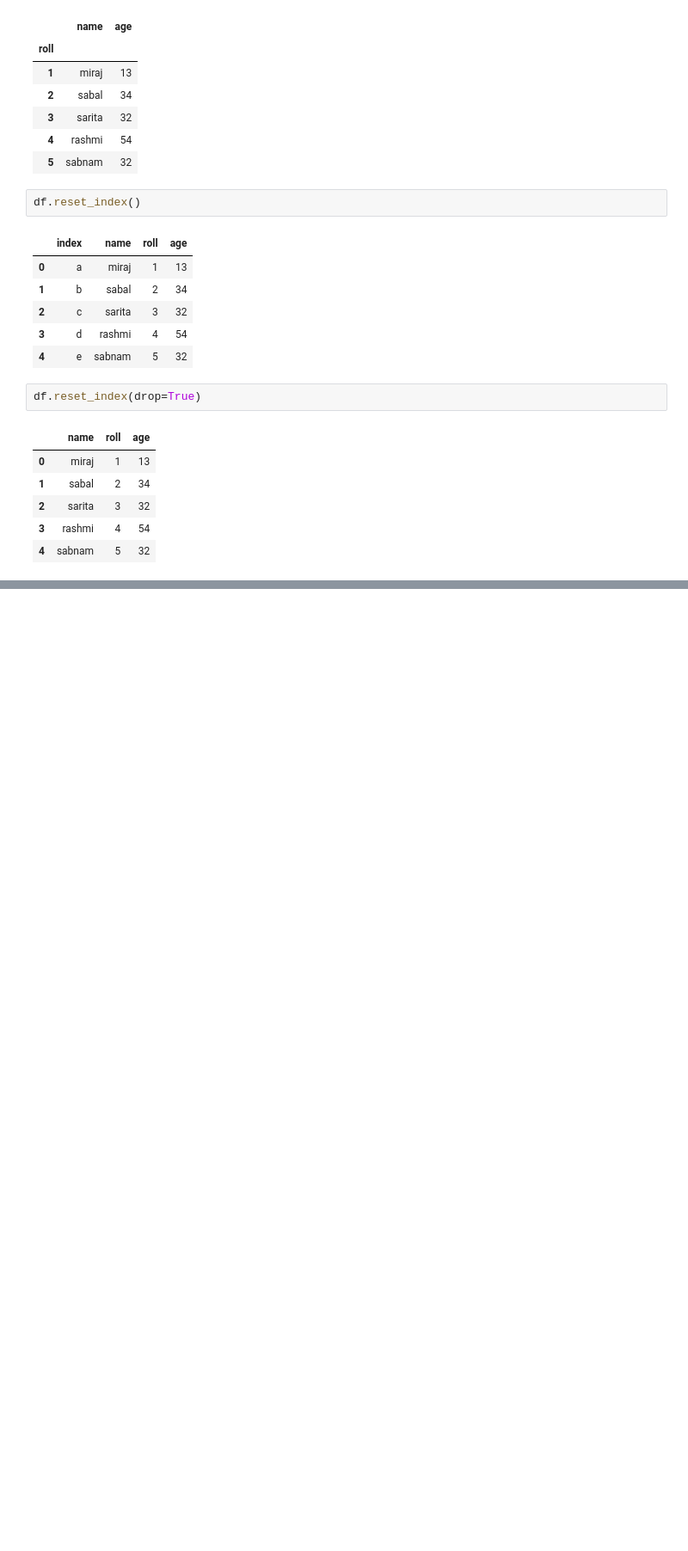
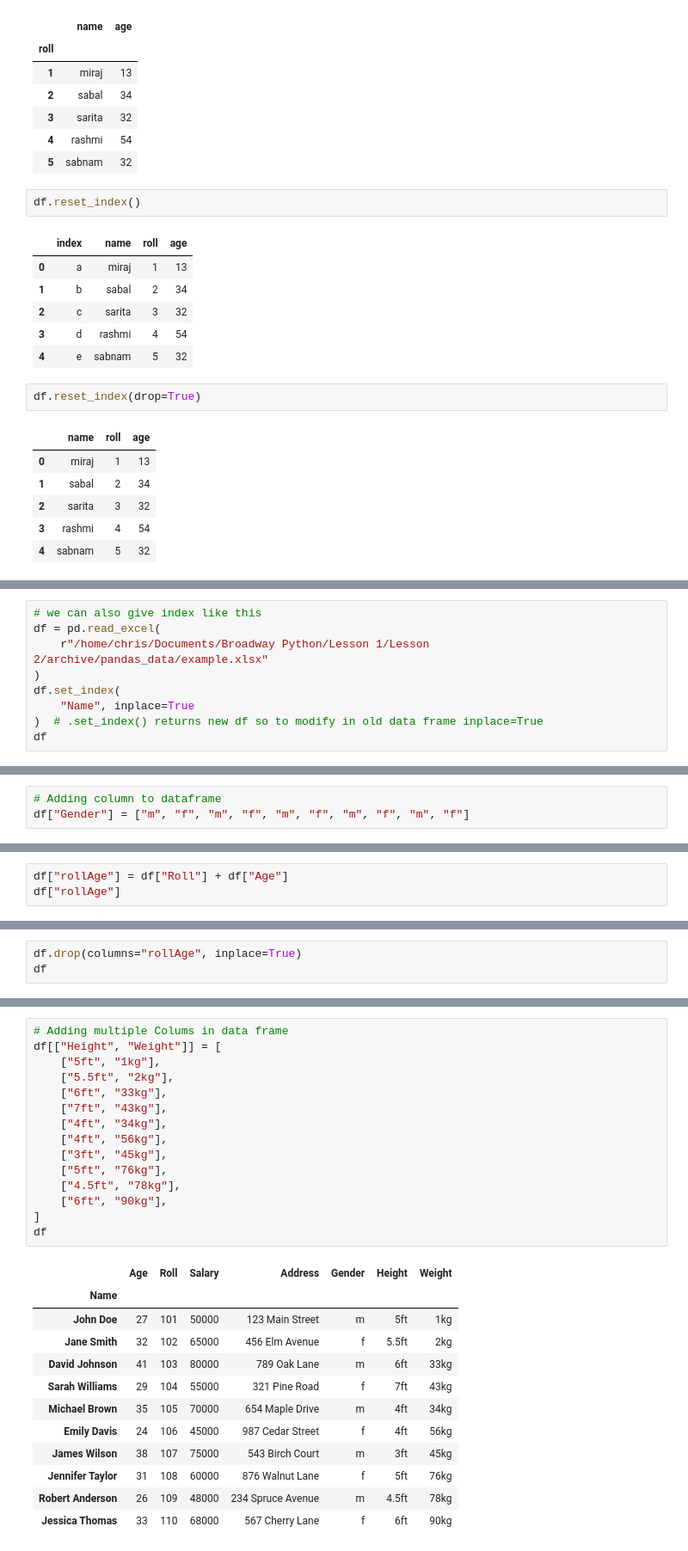
Before and after one commit to chris-bhaila/python-course, a Jupyter notebook: Lesson 2/Pandas.ipynb, the cells around one changed output, grey strips where cells are left out. Shown at 86% size. Cells and saved outputs as stored; diff of their text form; blank space fills up the shorter version.

```diff
--- a/Lesson 2/Pandas.ipynb
+++ b/Lesson 2/Pandas.ipynb
@@ -217,0 +248,9 @@ df.replace(np.nan, None, inplace=True)
+# %%
+# we can also give index like this
+df = pd.read_excel(
+    r"/home/chris/Documents/Broadway Python/Lesson 1/Lesson 2/archive/pandas_data/example.xlsx"
+)
+df.set_index(
+    "Name", inplace=True
+)  # .set_index() returns new df so to modify in old data frame inplace=True
+df
@@ -217,0 +280,3 @@ df.replace(np.nan, None, inplace=True)
+# %%
+# Adding column to dataframe
+df["Gender"] = ["m", "f", "m", "f", "m", "f", "m", "f", "m", "f"]
@@ -217,0 +298,3 @@ df.replace(np.nan, None, inplace=True)
+# %%
+df["rollAge"] = df["Roll"] + df["Age"]
+df["rollAge"]
@@ -217,0 +329,3 @@ df.replace(np.nan, None, inplace=True)
+# %%
+df.drop(columns="rollAge", inplace=True)
+df
@@ -217,0 +345,28 @@ df.replace(np.nan, None, inplace=True)
+# %%
+# Adding multiple Colums in data frame
+df[["Height", "Weight"]] = [
+    ["5ft", "1kg"],
+    ["5.5ft", "2kg"],
+    ["6ft", "33kg"],
+    ["7ft", "43kg"],
+    ["4ft", "34kg"],
+    ["4ft", "56kg"],
+    ["3ft", "45kg"],
+    ["5ft", "76kg"],
+    ["4.5ft", "78kg"],
+    ["6ft", "90kg"],
+]
+df
+# %% [output]
+|  | Age | Roll | Salary | Address | Gender | Height | Weight |
+| Name |  |  |  |  |  |  |  |
+| John Doe | 27 | 101 | 50000 | 123 Main Street | m | 5ft | 1kg |
+| Jane Smith | 32 | 102 | 65000 | 456 Elm Avenue | f | 5.5ft | 2kg |
+| David Johnson | 41 | 103 | 80000 | 789 Oak Lane | m | 6ft | 33kg |
+| Sarah Williams | 29 | 104 | 55000 | 321 Pine Road | f | 7ft | 43kg |
+| Michael Brown | 35 | 105 | 70000 | 654 Maple Drive | m | 4ft | 34kg |
+| Emily Davis | 24 | 106 | 45000 | 987 Cedar Street | f | 4ft | 56kg |
+| James Wilson | 38 | 107 | 75000 | 543 Birch Court | m | 3ft | 45kg |
+| Jennifer Taylor | 31 | 108 | 60000 | 876 Walnut Lane | f | 5ft | 76kg |
+| Robert Anderson | 26 | 109 | 48000 | 234 Spruce Avenue | m | 4.5ft | 78kg |
+| Jessica Thomas | 33 | 110 | 68000 | 567 Cherry Lane | f | 6ft | 90kg |
```
Also changed, not shown: parts of 66 cells of this notebook, 5 other files.
